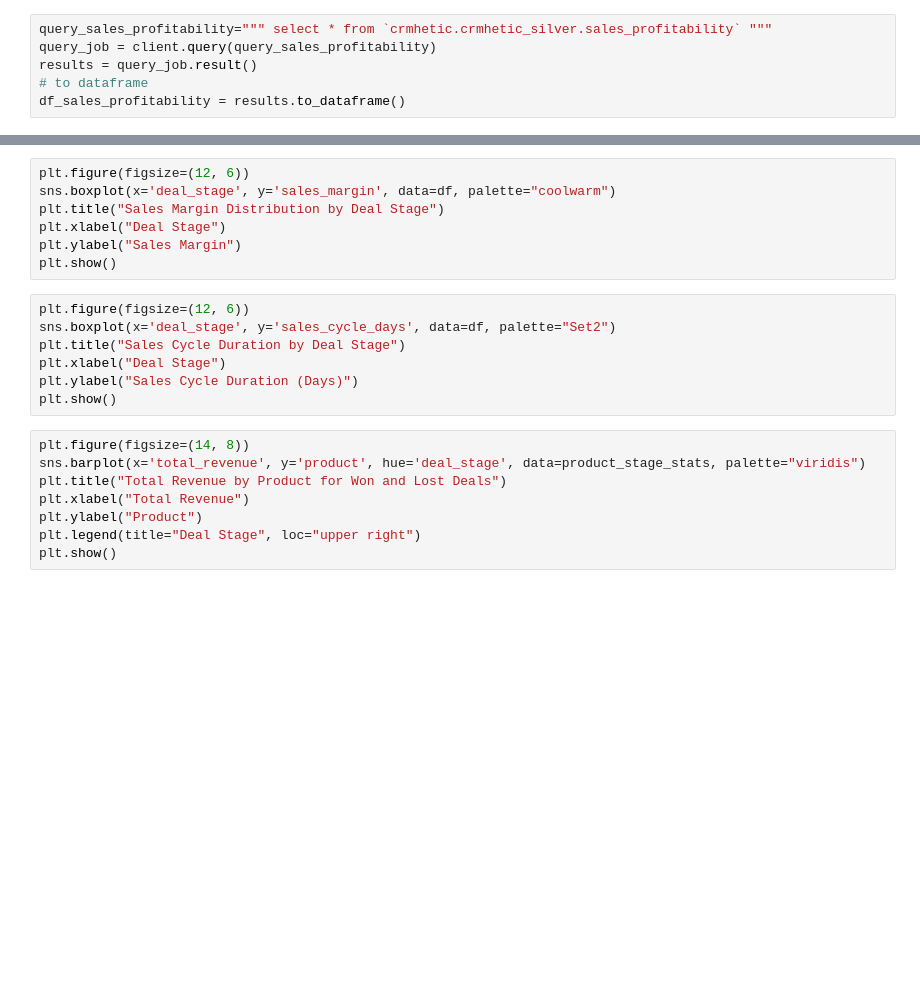
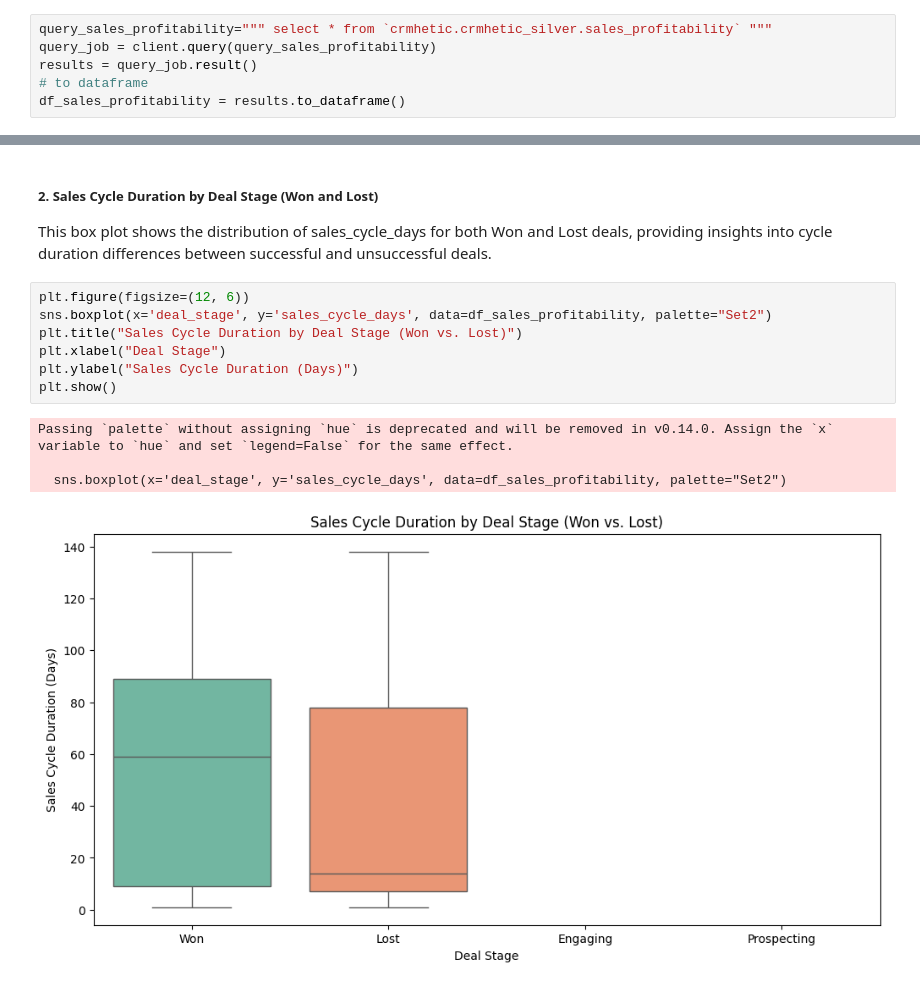
Before and after one commit to camlebrun/crm_hetic, a Jupyter notebook: analyses/eda.ipynb, the cells around one changed output, grey strips where cells are left out. Drawn from its saved outputs; the diff is of its cells as text; blank space fills up the shorter version.

```diff
--- a/analyses/eda.ipynb
+++ b/analyses/eda.ipynb
@@ -388,22 +397,16 @@ print("Revenue and Margin Analysis by Product and Deal Stage:\n", product_stage_
+# %% [markdown]
+##### 2. Sales Cycle Duration by Deal Stage (Won and Lost)
+
+This box plot shows the distribution of sales_cycle_days for both Won and Lost deals, providing insights into cycle duration differences between successful and unsuccessful deals.
 # %%
 plt.figure(figsize=(12, 6))
-sns.boxplot(x='deal_stage', y='sales_margin', data=df, palette="coolwarm")
-plt.title("Sales Margin Distribution by Deal Stage")
+sns.boxplot(x='deal_stage', y='sales_cycle_days', data=df_sales_profitability, palette="Set2")
+plt.title("Sales Cycle Duration by Deal Stage (Won vs. Lost)")
 plt.xlabel("Deal Stage")
-plt.ylabel("Sales Margin")
+plt.ylabel("Sales Cycle Duration (Days)")
 plt.show()
+# %% [output]
+Passing `palette` without assigning `hue` is deprecated and will be removed in v0.14.0. Assign the `x` variable to `hue` and set `legend=False` for the same effect.
+
+  sns.boxplot(x='deal_stage', y='sales_cycle_days', data=df_sales_profitability, palette="Set2")
+[figure, added]
-# %%
-plt.figure(figsize=(12, 6))
-sns.boxplot(x='deal_stage', y='sales_cycle_days', data=df, palette="Set2")
-plt.title("Sales Cycle Duration by Deal Stage")
-plt.xlabel("Deal Stage")
-plt.ylabel("Sales Cycle Duration (Days)")
-plt.show()
-# %%
-plt.figure(figsize=(14, 8))
-sns.barplot(x='total_revenue', y='product', hue='deal_stage', data=product_stage_stats, palette="viridis")
-plt.title("Total Revenue by Product for Won and Lost Deals")
-plt.xlabel("Total Revenue")
-plt.ylabel("Product")
-plt.legend(title="Deal Stage", loc="upper right")
-plt.show()
```
Also changed, not shown: parts of 39 cells of this notebook.
